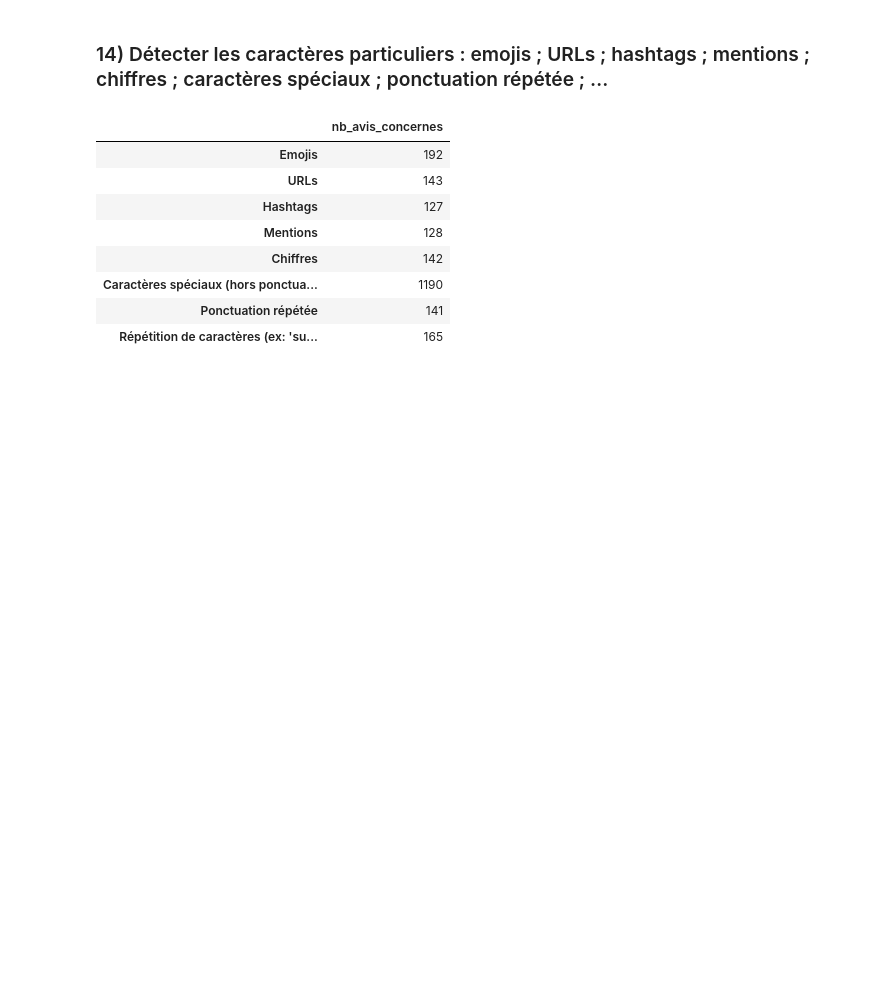
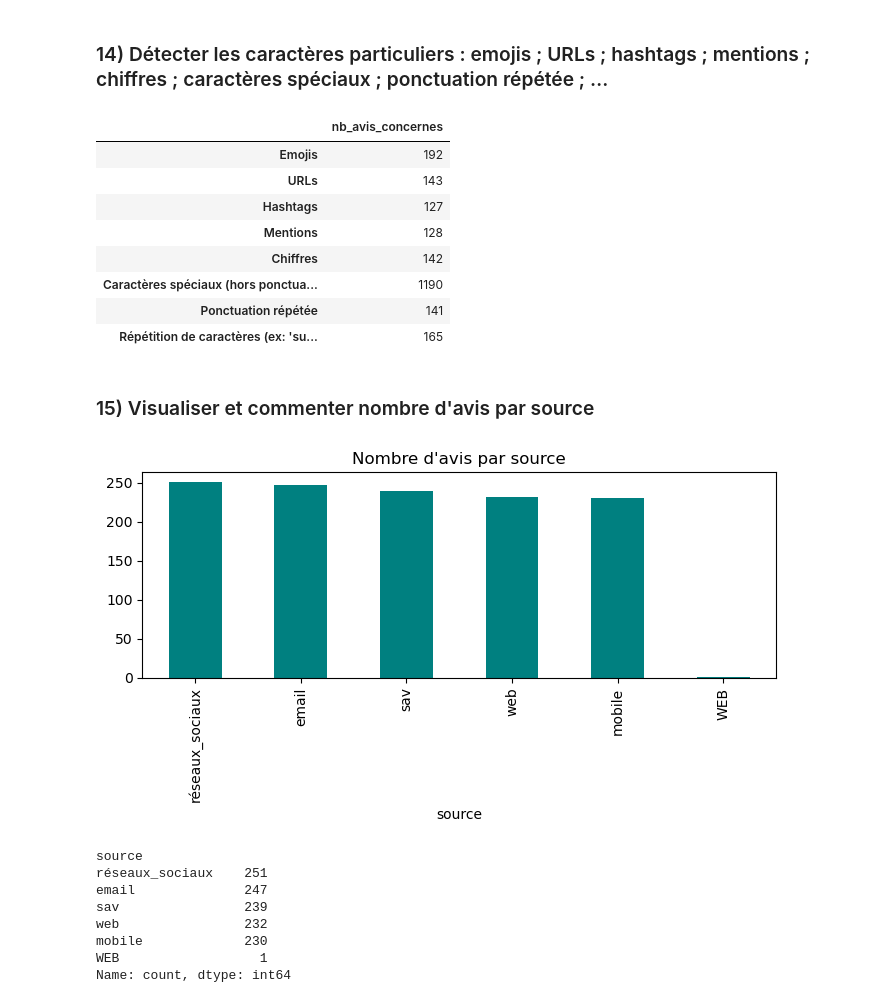
Before and after one commit to dinho325/atelier_prepa_donnees_textuelles, a Jupyter notebook: notebooks/atelier_prepa_donnees_textuelles.ipynb, the cells around one changed output. Cells and saved outputs as stored; diff of their text form; code cells hidden in the pictures; blank space fills up the shorter version.

Commit message:
15) Visualiser et commenter nombre d'avis par source

```diff
--- a/notebooks/atelier_prepa_donnees_textuelles.ipynb
+++ b/notebooks/atelier_prepa_donnees_textuelles.ipynb
@@ -272,3 +272,23 @@ pd.Series(stats_caracteres, name="nb_avis_concernes").to_frame()
 | Caractères spéciaux (hors ponctua... | 1190 |
 | Ponctuation répétée | 141 |
 | Répétition de caractères (ex: 'su... | 165 |
+# %% [markdown]
+### 15) Visualiser et commenter nombre d'avis par source
+# %%
+fig, ax = plt.subplots(figsize=(7, 4))
+df["source"].value_counts().plot(kind="bar", color="teal", ax=ax)
+ax.set_title("Nombre d'avis par source")
+plt.tight_layout()
+plt.show()
+
+df["source"].value_counts()
+# %% [output]
+[figure, added]
+source
+réseaux_sociaux    251
+email              247
+sav                239
+web                232
+mobile             230
+WEB                  1
+Name: count, dtype: int64
```
